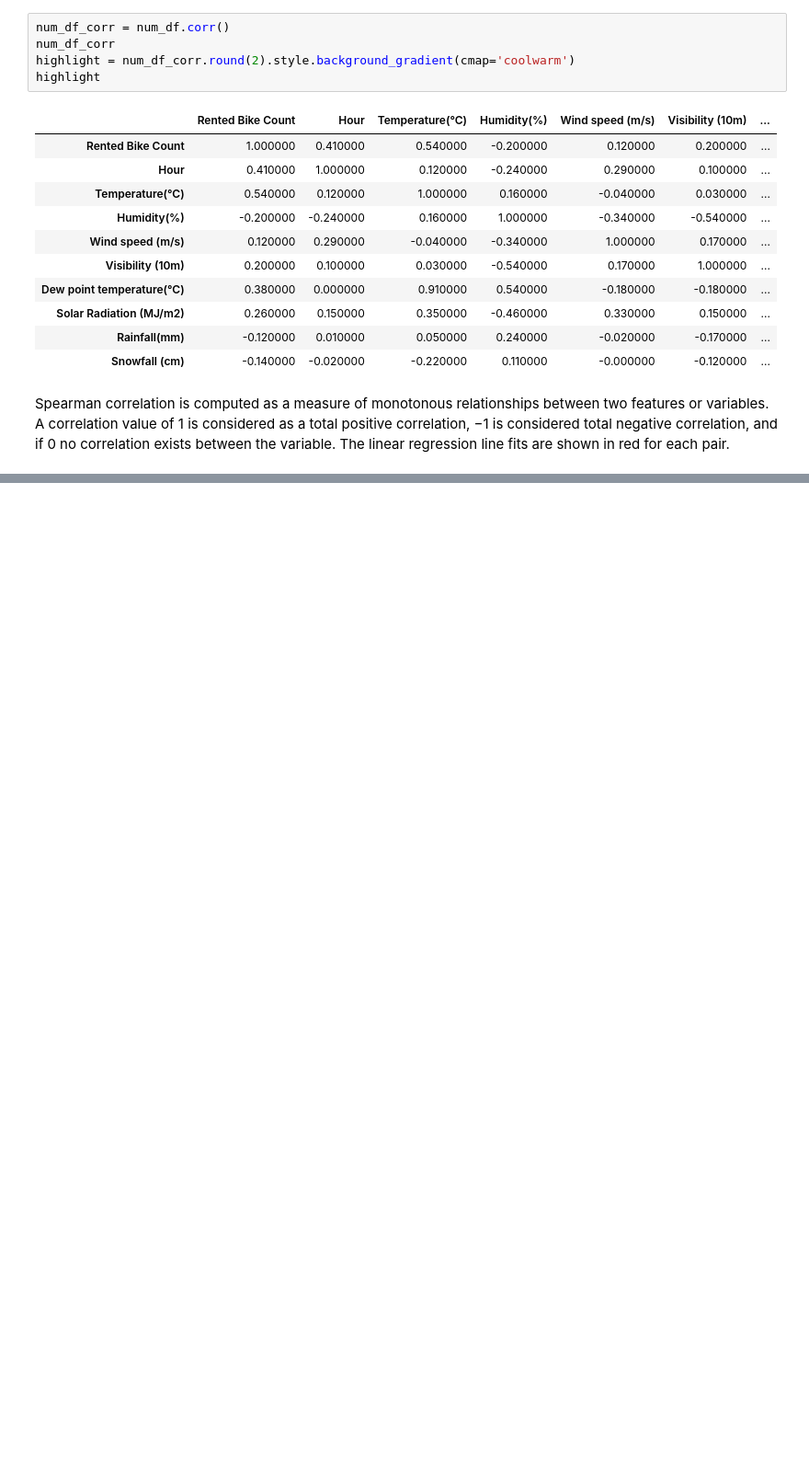
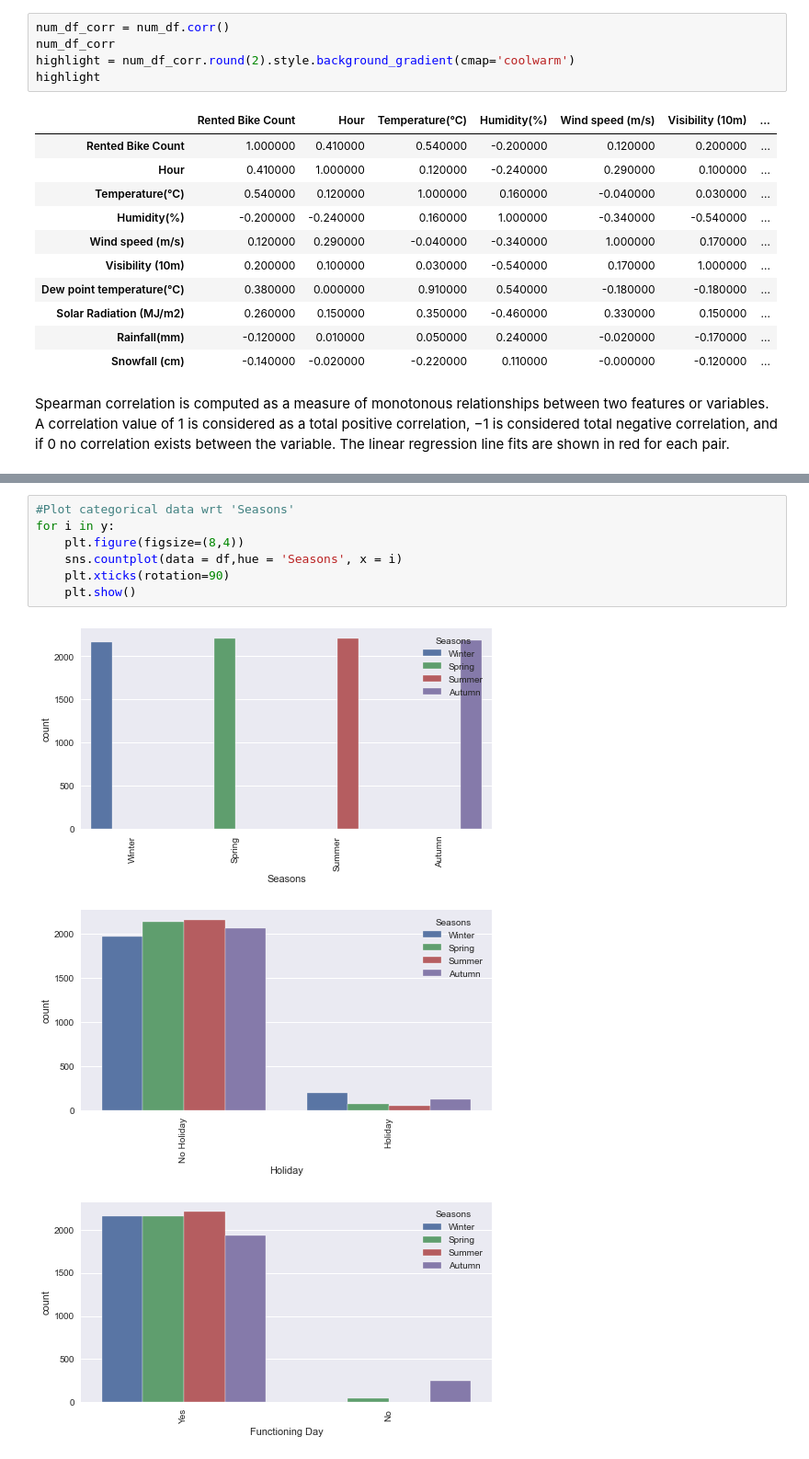
Before and after one commit to sylviandr/Seoul_Bike_Demand_Prediction, a Jupyter notebook: Rental-Bike Seoul/BikeRentalSeoul.ipynb, the cells around one changed output, grey strips where cells are left out. Shown at 92% size. Saved outputs shown, nothing was run; the diff lists cells and outputs as text; blank space fills up the shorter version.

```diff
--- a/Rental-Bike Seoul/BikeRentalSeoul.ipynb
+++ b/Rental-Bike Seoul/BikeRentalSeoul.ipynb
@@ -283,0 +345,11 @@ df['Date'] = pd.to_datetime(df['Date'])
+# %%
+#Plot categorical data wrt 'Seasons'
+for i in y:
+    plt.figure(figsize=(8,4))
+    sns.countplot(data = df,hue = 'Seasons', x = i)
+    plt.xticks(rotation=90)
+    plt.show()
+# %% [output]
+[figure, added]
+[figure, added]
+[figure, added]
```
Also changed, not shown: parts of 27 cells of this notebook.
